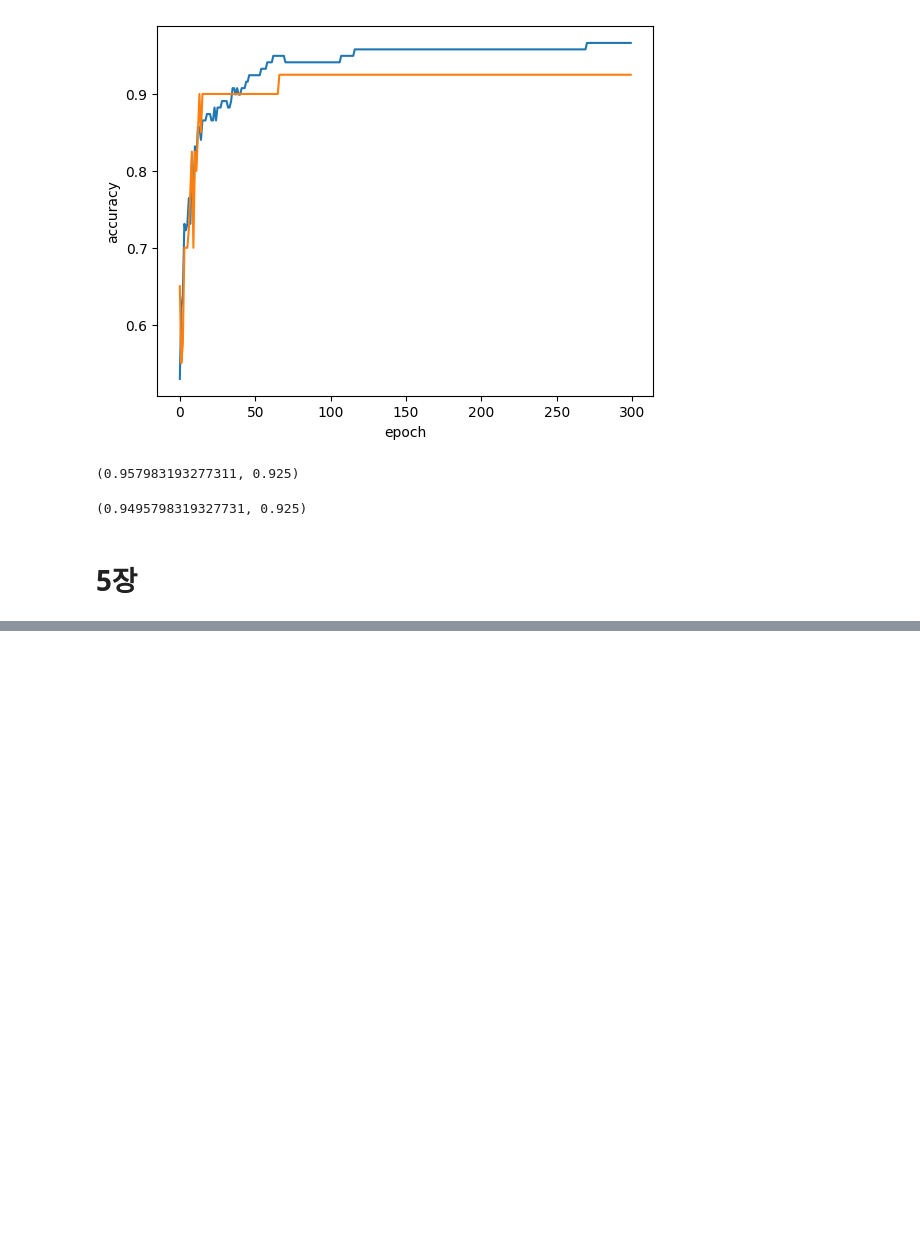
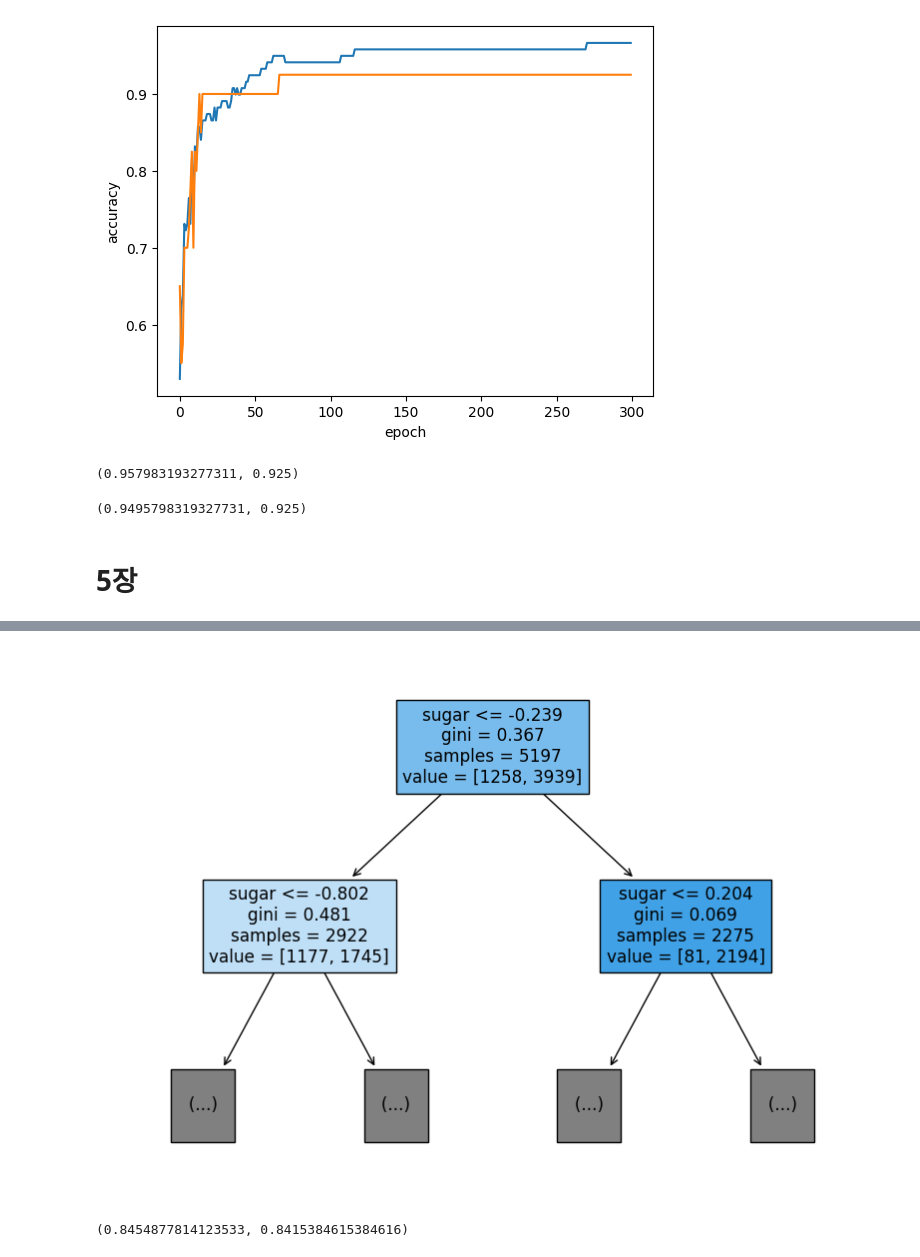
Before and after one commit to lth0813/KEPCO, a Jupyter notebook: ML & DL/BreamAndSmelt.ipynb, the cells around one changed output, grey strips where cells are left out. Cells and saved outputs as stored; diff of their text form; code cells hidden in the pictures; blank space fills up the shorter version.

```diff
--- a/ML & DL/BreamAndSmelt.ipynb
+++ b/ML & DL/BreamAndSmelt.ipynb
@@ -871,0 +954,15 @@ sc.score(train_scaled, train_target), sc.score(test_scaled, test_target)
+# %%
+plt.figure(figsize=(10,7))
+plot_tree(dt, max_depth=1, filled=True, feature_names=['alcohol','sugar','pH'])
+plt.show()
+# %% [output]
+[figure, added]
+# %%
+# gini는 지니 불순도를 의미
+# 지니 불순도 = 1 - (음성 클래스 비율^2 + 양성 클래스 비율^2)
+# DecisionTreeClassifier 클래스에서 criterion의 기본은 gini이고 entropy 불순도를 사용 할 수 있다.
+dt = DecisionTreeClassifier(max_depth=3, random_state=42)
+dt.fit(train_scaled, train_target)
+dt.score(train_scaled, train_target), dt.score(test_scaled, test_target)
+# %% [output]
+(0.8454877814123533, 0.8415384615384616)
```
Also changed, not shown: parts of 68 cells of this notebook, 1 other file.
